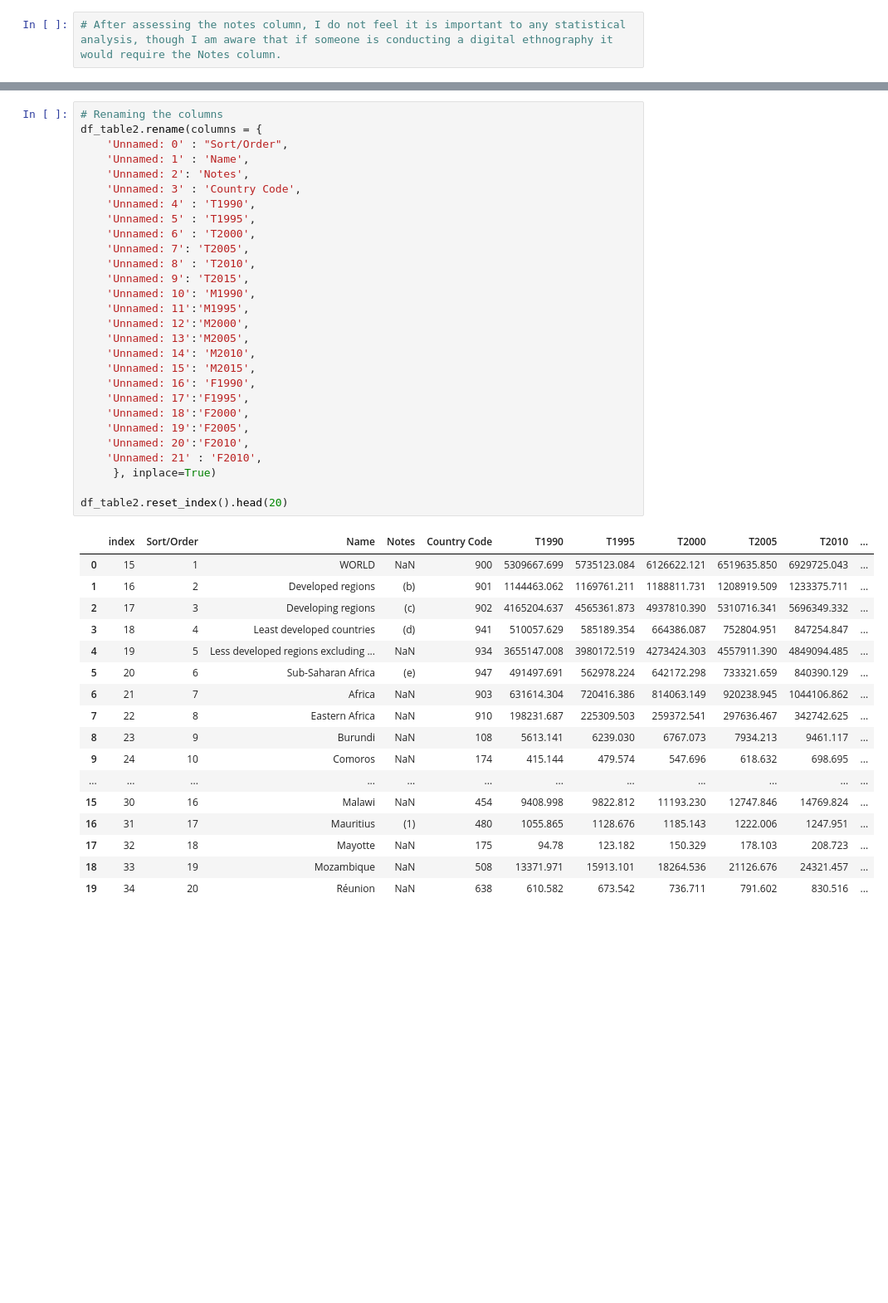
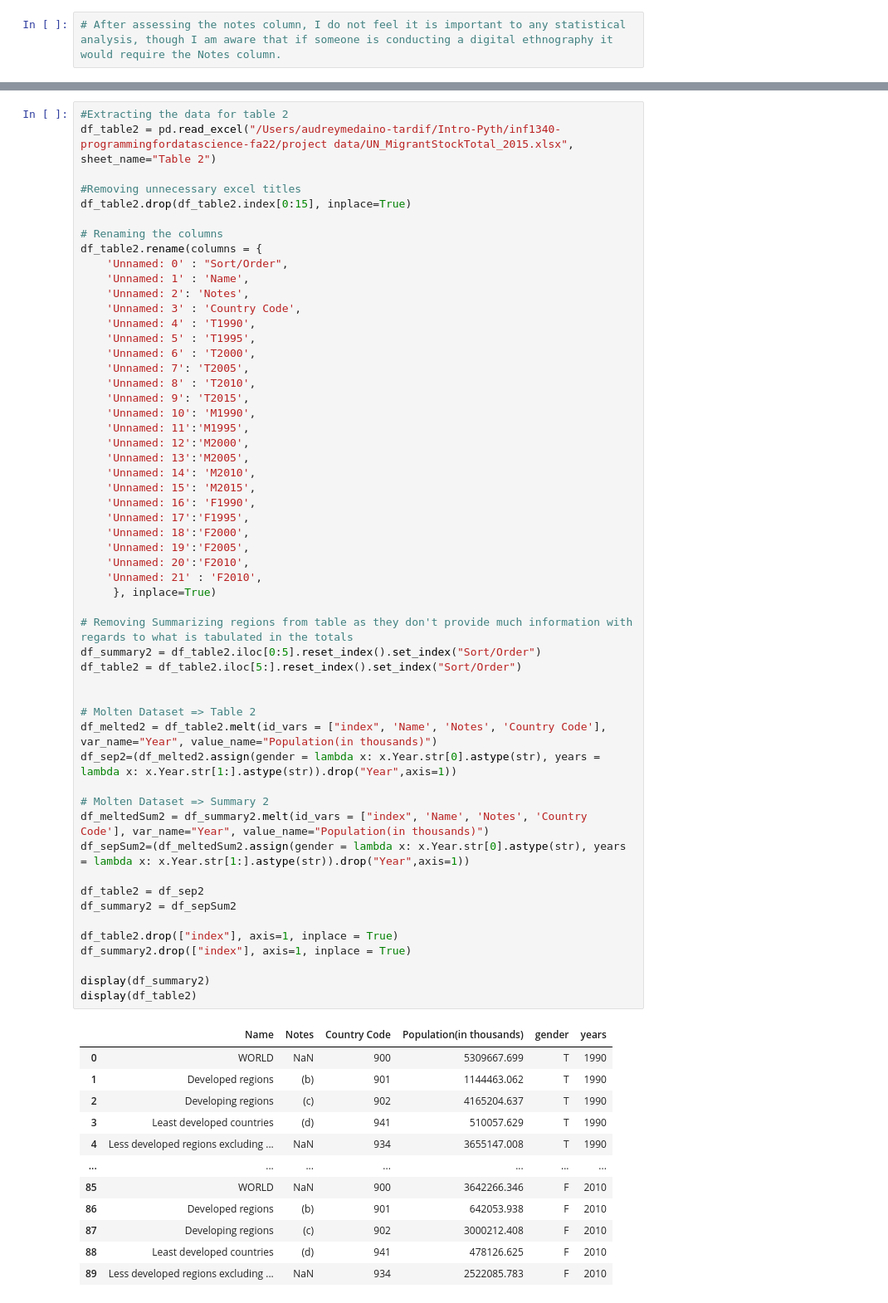
Before and after one commit to zhenwujason/inf1340-ZhenWuJason-Project, a Jupyter notebook: mid-term-project-submissions/data-cleaning.ipynb, the cells around one changed output, grey strips where cells are left out. Shown: that part at 83% size. Cells and saved outputs as stored; diff of their text form; blank space fills up the shorter version.

Commit message:
Major changes - including a reordering of the steps. Fixed replicating Summary Table within the Data

```diff
--- a/mid-term-project-submissions/data-cleaning.ipynb
+++ b/mid-term-project-submissions/data-cleaning.ipynb
@@ -201,46 +133,67 @@ display(df_table2.head(3))
 # %%
+#Extracting the data for table 2
+df_table2 = pd.read_excel("/Users/audreymedaino-tardif/Intro-Pyth/inf1340-programmingfordatascience-fa22/project data/UN_MigrantStockTotal_2015.xlsx", sheet_name="Table 2")
+
+#Removing unnecessary excel titles
+df_table2.drop(df_table2.index[0:15], inplace=True)
+
 # Renaming the columns
 df_table2.rename(columns = {
     'Unnamed: 0' : "Sort/Order",
     'Unnamed: 1' : 'Name',
     'Unnamed: 2': 'Notes',
     'Unnamed: 3' : 'Country Code',
     'Unnamed: 4' : 'T1990',
     'Unnamed: 5' : 'T1995',
     'Unnamed: 6' : 'T2000',
     'Unnamed: 7': 'T2005',
     'Unnamed: 8' : 'T2010',
     'Unnamed: 9': 'T2015',
     'Unnamed: 10': 'M1990',
     'Unnamed: 11':'M1995',
     'Unnamed: 12':'M2000',
     'Unnamed: 13':'M2005',
     'Unnamed: 14': 'M2010',
     'Unnamed: 15': 'M2015',
     'Unnamed: 16': 'F1990',
     'Unnamed: 17':'F1995',
     'Unnamed: 18':'F2000',
     'Unnamed: 19':'F2005',
     'Unnamed: 20':'F2010',
     'Unnamed: 21' : 'F2010',
      }, inplace=True)
 
-df_table2.reset_index().head(20)
+# Removing Summarizing regions from table as they don't provide much information with regards to what is tabulated in the totals
+df_summary2 = df_table2.iloc[0:5].reset_index().set_index("Sort/Order")
+df_table2 = df_table2.iloc[5:].reset_index().set_index("Sort/Order")
+
+
+# Molten Dataset => Table 2
+df_melted2 = df_table2.melt(id_vars = ["index", 'Name', 'Notes', 'Country Code'], var_name="Year", value_name="Population(in thousands)")
+df_sep2=(df_melted2.assign(gender = lambda x: x.Year.str[0].astype(str), years = lambda x: x.Year.str[1:].astype(str)).drop("Year",axis=1))
+
+# Molten Dataset => Summary 2
+df_meltedSum2 = df_summary2.melt(id_vars = ["index", 'Name', 'Notes', 'Country Code'], var_name="Year", value_name="Population(in thousands)")
+df_sepSum2=(df_meltedSum2.assign(gender = lambda x: x.Year.str[0].astype(str), years = lambda x: x.Year.str[1:].astype(str)).drop("Year",axis=1))
+
+df_table2 = df_sep2
+df_summary2 = df_sepSum2
+
+df_table2.drop(["index"], axis=1, inplace = True)
+df_summary2.drop(["index"], axis=1, inplace = True)
+
+display(df_summary2)
+display(df_table2)
 # %% [output]
-|  | index | Sort/Order | Name | Notes | Country Code | T1990 | T1995 | T2000 | T2005 | T2010 | ... |
-| 0 | 15 | 1 | WORLD | NaN | 900 | 5309667.699 | 5735123.084 | 6126622.121 | 6519635.850 | 6929725.043 | ... |
-| 1 | 16 | 2 | Developed regions | (b) | 901 | 1144463.062 | 1169761.211 | 1188811.731 | 1208919.509 | 1233375.711 | ... |
-| 2 | 17 | 3 | Developing regions | (c) | 902 | 4165204.637 | 4565361.873 | 4937810.390 | 5310716.341 | 5696349.332 | ... |
-| 3 | 18 | 4 | Least developed countries | (d) | 941 | 510057.629 | 585189.354 | 664386.087 | 752804.951 | 847254.847 | ... |
-| 4 | 19 | 5 | Less developed regions excluding ... | NaN | 934 | 3655147.008 | 3980172.519 | 4273424.303 | 4557911.390 | 4849094.485 | ... |
-| 5 | 20 | 6 | Sub-Saharan Africa | (e) | 947 | 491497.691 | 562978.224 | 642172.298 | 733321.659 | 840390.129 | ... |
-| 6 | 21 | 7 | Africa | NaN | 903 | 631614.304 | 720416.386 | 814063.149 | 920238.945 | 1044106.862 | ... |
-| 7 | 22 | 8 | Eastern Africa | NaN | 910 | 198231.687 | 225309.503 | 259372.541 | 297636.467 | 342742.625 | ... |
-| 8 | 23 | 9 | Burundi | NaN | 108 | 5613.141 | 6239.030 | 6767.073 | 7934.213 | 9461.117 | ... |
-| 9 | 24 | 10 | Comoros | NaN | 174 | 415.144 | 479.574 | 547.696 | 618.632 | 698.695 | ... |
-| ... | ... | ... | ... | ... | ... | ... | ... | ... | ... | ... | ... |
-| 15 | 30 | 16 | Malawi | NaN | 454 | 9408.998 | 9822.812 | 11193.230 | 12747.846 | 14769.824 | ... |
-| 16 | 31 | 17 | Mauritius | (1) | 480 | 1055.865 | 1128.676 | 1185.143 | 1222.006 | 1247.951 | ... |
-| 17 | 32 | 18 | Mayotte | NaN | 175 | 94.78 | 123.182 | 150.329 | 178.103 | 208.723 | ... |
-| 18 | 33 | 19 | Mozambique | NaN | 508 | 13371.971 | 15913.101 | 18264.536 | 21126.676 | 24321.457 | ... |
-| 19 | 34 | 20 | Réunion | NaN | 638 | 610.582 | 673.542 | 736.711 | 791.602 | 830.516 | ... |
+|  | Name | Notes | Country Code | Population(in thousands) | gender | years |
+| 0 | WORLD | NaN | 900 | 5309667.699 | T | 1990 |
+| 1 | Developed regions | (b) | 901 | 1144463.062 | T | 1990 |
+| 2 | Developing regions | (c) | 902 | 4165204.637 | T | 1990 |
+| 3 | Least developed countries | (d) | 941 | 510057.629 | T | 1990 |
+| 4 | Less developed regions excluding ... | NaN | 934 | 3655147.008 | T | 1990 |
+| ... | ... | ... | ... | ... | ... | ... |
+| 85 | WORLD | NaN | 900 | 3642266.346 | F | 2010 |
+| 86 | Developed regions | (b) | 901 | 642053.938 | F | 2010 |
+| 87 | Developing regions | (c) | 902 | 3000212.408 | F | 2010 |
+| 88 | Least developed countries | (d) | 941 | 478126.625 | F | 2010 |
+| 89 | Less developed regions excluding ... | NaN | 934 | 2522085.783 | F | 2010 |
```
Also changed, not shown: parts of 37 cells of this notebook, 4 other files.
